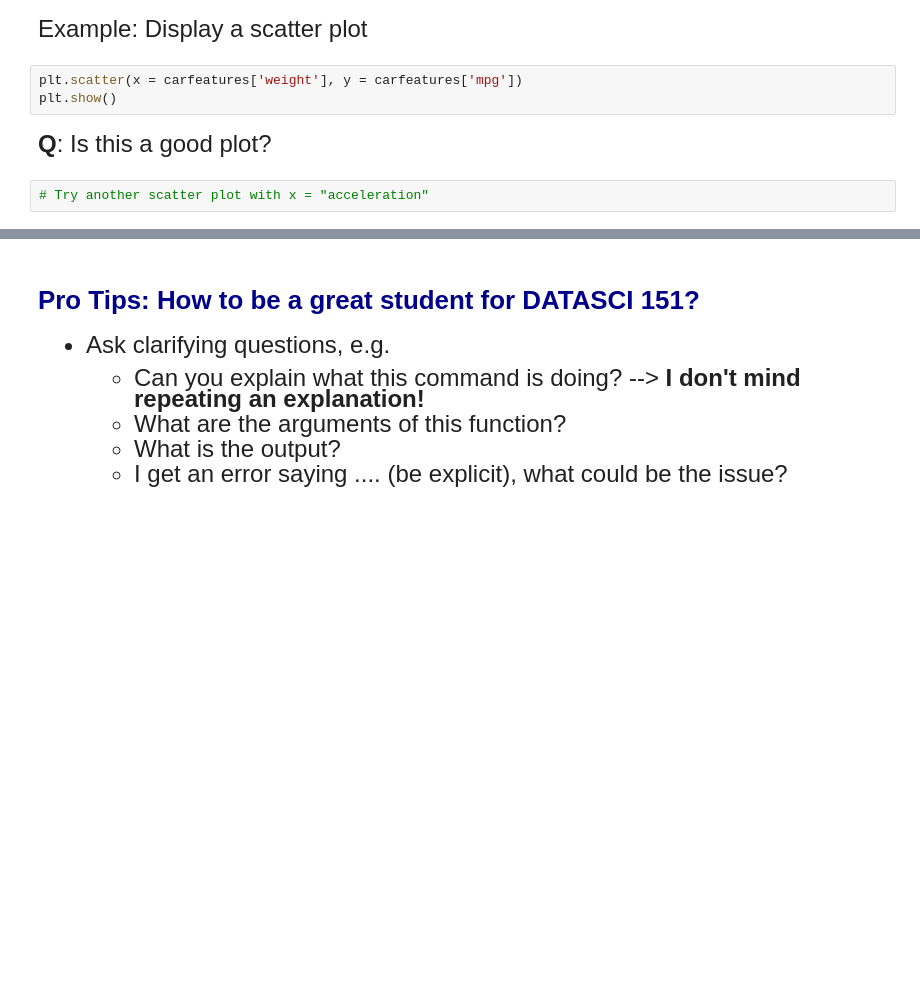
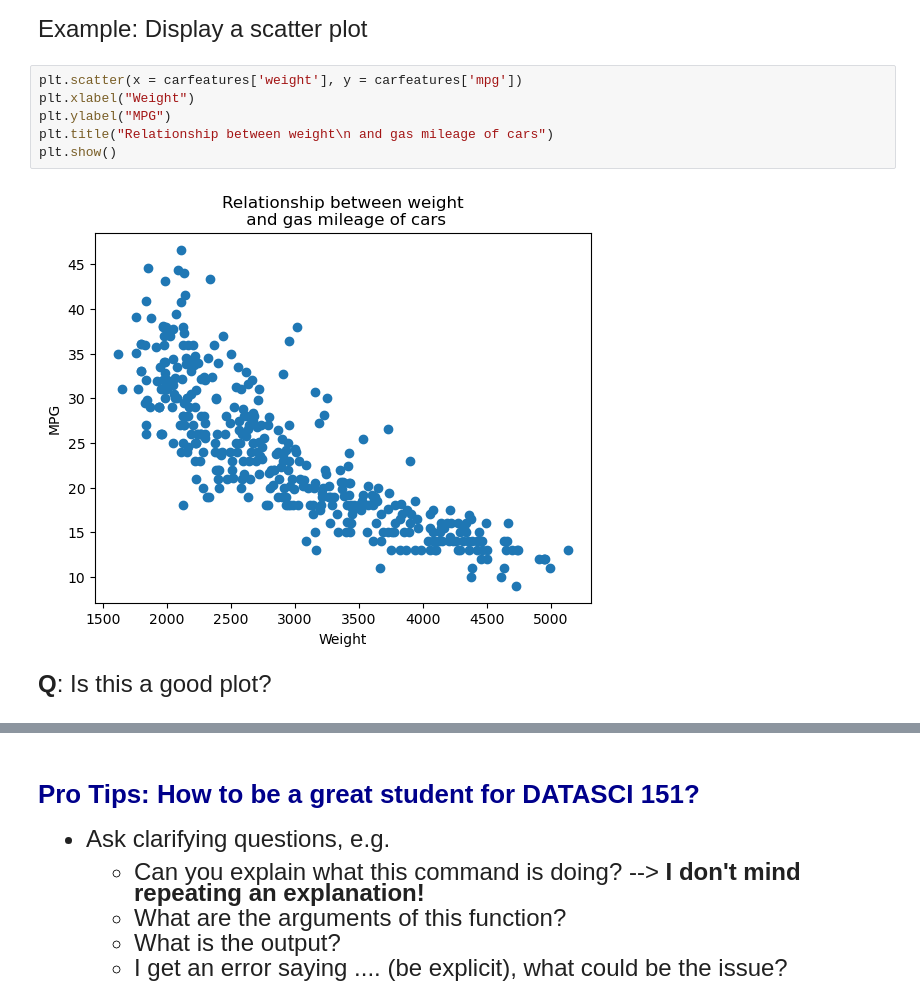
Before and after one commit to tessmgilmartin/datasci151spring2026, a Jupyter notebook: lecture_02/lecture_02_Tess.ipynb, the cells around one changed output, grey strips where cells are left out. Drawn from its saved outputs; the diff is of its cells as text; blank space fills up the shorter version.

```diff
--- a/lecture_02/lecture_02_Tess.ipynb
+++ b/lecture_02/lecture_02_Tess.ipynb
@@ -358,10 +358,13 @@ display(carfeatures.describe(percentiles=[.33, .66]))
 Example: Display a scatter plot
 # %%
 plt.scatter(x = carfeatures['weight'], y = carfeatures['mpg'])
+plt.xlabel("Weight")
+plt.ylabel("MPG")
+plt.title("Relationship between weight\n and gas mileage of cars")
 plt.show()
+# %% [output]
+[figure, added]
 # %% [markdown]
 <font size = "5">
 
 **Q**: Is this a good plot?
-# %%
-# Try another scatter plot with x = "acceleration"
```
Also changed, not shown: parts of 6 cells of this notebook, 1 other file.
